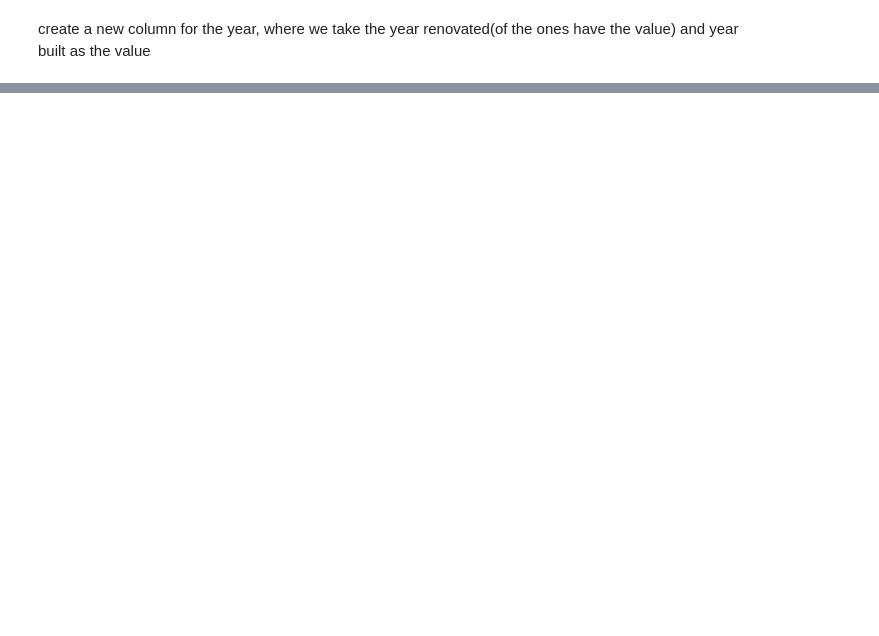
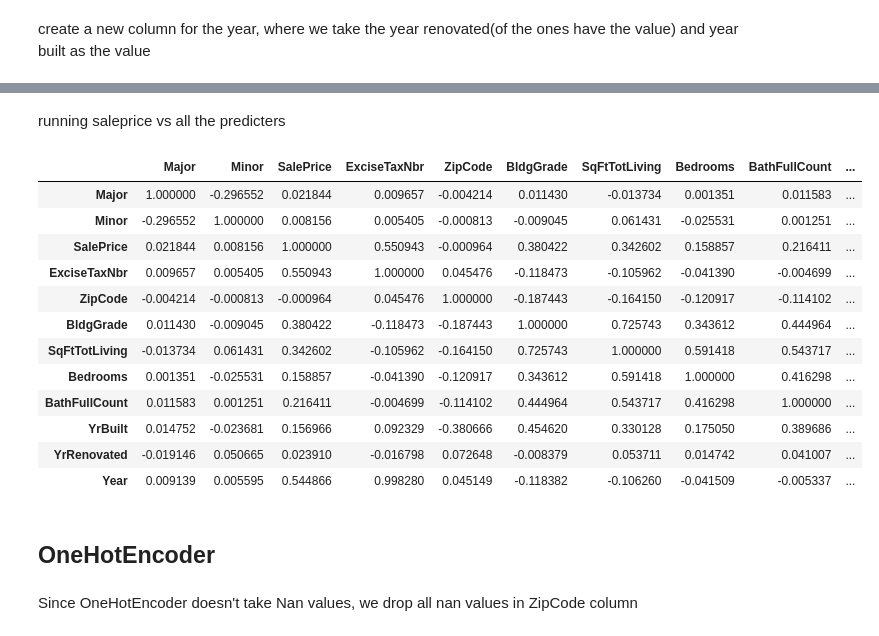
Before and after one commit to ericauuu/mod_1_project_seattle-ds-062419, a Jupyter notebook: data_inspection.ipynb, the cells around one changed output, grey strips where cells are left out. Saved outputs shown, nothing was run; the diff lists cells and outputs as text; code cells hidden in the pictures; blank space fills up the shorter version.

```diff
--- a/data_inspection.ipynb
+++ b/data_inspection.ipynb
@@ -245,0 +245,7 @@ sales_data = sales_data.loc[~(sales_data['SqFtTotLiving'] ==0), :]
+# %%
+lowest = np.percentile(sales_data['SalePrice'],10)
+highest = np.percentile(sales_data['SalePrice'],90)
+# %%
+sales_data = sales_data[sales_data['SalePrice'] > lowest]
+# %%
+sales_data = sales_data[sales_data['SalePrice'] < highest]
@@ -260,3 +272,5 @@ sales_data.head()
+# %%
+sales_data.drop(columns=['PrincipalUse'], axis=1, inplace=True)
 # %%
 sales_data.drop(columns=['BathHalfCount'], axis=1, inplace=True)
 # %%
@@ -297,2 +302,22 @@ memory usage: 94.8 MB
 # %%
 sales_data['Year'] = sales_data['DocumentDate'].apply(lambda ts:ts.year)
+# %% [markdown]
+running saleprice vs all the predicters
+# %%
+sales_data.corr()
+# %% [output]
+|  | Major | Minor | SalePrice | ExciseTaxNbr | ZipCode | BldgGrade | SqFtTotLiving | Bedrooms | BathFullCount | ... |
+| Major | 1.000000 | -0.296552 | 0.021844 | 0.009657 | -0.004214 | 0.011430 | -0.013734 | 0.001351 | 0.011583 | ... |
+| Minor | -0.296552 | 1.000000 | 0.008156 | 0.005405 | -0.000813 | -0.009045 | 0.061431 | -0.025531 | 0.001251 | ... |
+| SalePrice | 0.021844 | 0.008156 | 1.000000 | 0.550943 | -0.000964 | 0.380422 | 0.342602 | 0.158857 | 0.216411 | ... |
+| ExciseTaxNbr | 0.009657 | 0.005405 | 0.550943 | 1.000000 | 0.045476 | -0.118473 | -0.105962 | -0.041390 | -0.004699 | ... |
+| ZipCode | -0.004214 | -0.000813 | -0.000964 | 0.045476 | 1.000000 | -0.187443 | -0.164150 | -0.120917 | -0.114102 | ... |
+| BldgGrade | 0.011430 | -0.009045 | 0.380422 | -0.118473 | -0.187443 | 1.000000 | 0.725743 | 0.343612 | 0.444964 | ... |
+| SqFtTotLiving | -0.013734 | 0.061431 | 0.342602 | -0.105962 | -0.164150 | 0.725743 | 1.000000 | 0.591418 | 0.543717 | ... |
+| Bedrooms | 0.001351 | -0.025531 | 0.158857 | -0.041390 | -0.120917 | 0.343612 | 0.591418 | 1.000000 | 0.416298 | ... |
+| BathFullCount | 0.011583 | 0.001251 | 0.216411 | -0.004699 | -0.114102 | 0.444964 | 0.543717 | 0.416298 | 1.000000 | ... |
+| YrBuilt | 0.014752 | -0.023681 | 0.156966 | 0.092329 | -0.380666 | 0.454620 | 0.330128 | 0.175050 | 0.389686 | ... |
+| YrRenovated | -0.019146 | 0.050665 | 0.023910 | -0.016798 | 0.072648 | -0.008379 | 0.053711 | 0.014742 | 0.041007 | ... |
+| Year | 0.009139 | 0.005595 | 0.544866 | 0.998280 | 0.045149 | -0.118382 | -0.106260 | -0.041509 | -0.005337 | ... |
+# %% [markdown]
+## OneHotEncoder
@@ -298,0 +326,2 @@ sales_data['Year'] = sales_data['DocumentDate'].apply(lambda ts:ts.year)
+# %% [markdown]
+Since OneHotEncoder doesn't take Nan values, we drop all nan values in ZipCode column
```
Also changed, not shown: parts of 51 cells of this notebook.
